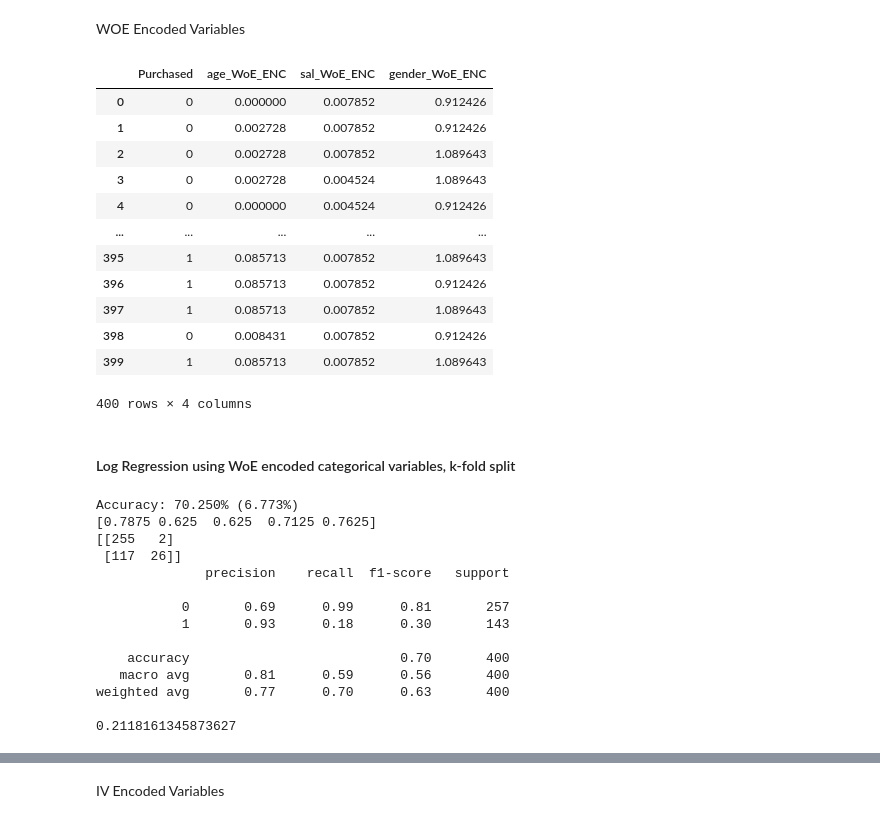
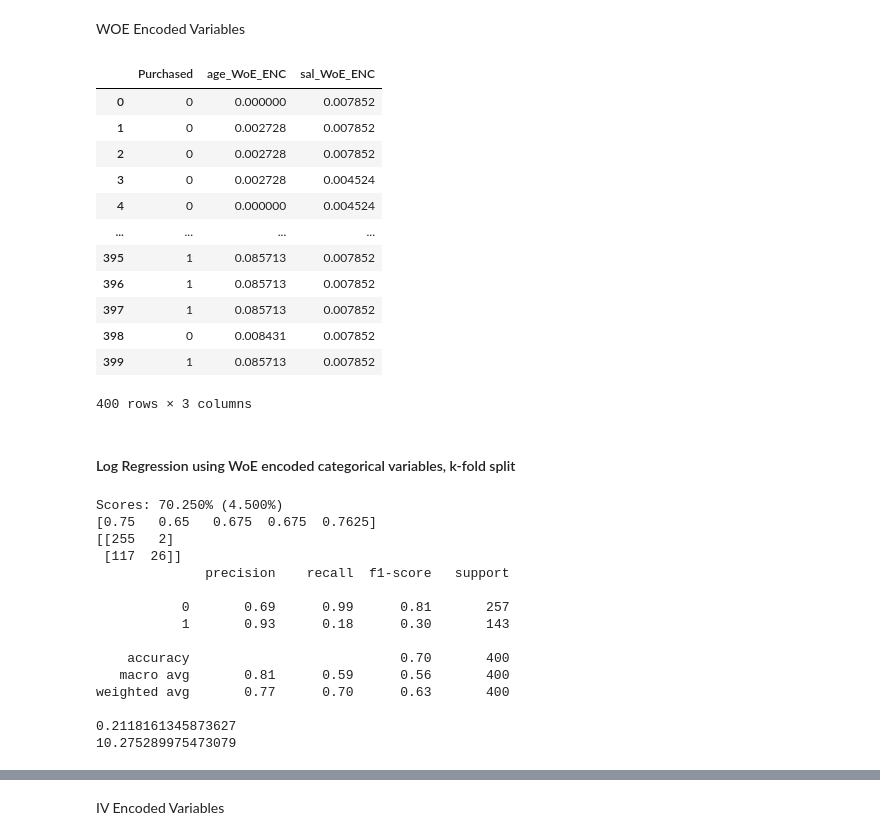
Before and after one commit to cspence001/market-segmentation_purchase-prediction, a Jupyter notebook: notebooks/log-regression_k-folds.ipynb, the cells around one changed output, grey strips where cells are left out. Saved outputs shown, nothing was run; the diff lists cells and outputs as text; code cells hidden in the pictures.

```diff
--- a/notebooks/log-regression_k-folds.ipynb
+++ b/notebooks/log-regression_k-folds.ipynb
@@ -311,25 +314,25 @@ WOE Encoded Variables
 # %%
 woe_ad_clicks = ad_clicks
 woe_ad_clicks.loc[:,'age_WoE_ENC'] = woe_ad_clicks['Age_Group'].map(age_woe['WOE'])
 woe_ad_clicks.loc[:,'sal_WoE_ENC'] = woe_ad_clicks['Salary_Group'].map(sal_woe['WOE'])
-woe_ad_clicks.loc[:,'gender_WoE_ENC'] = woe_ad_clicks['Gender'].map(gender_woe['WOE'])
+#woe_ad_clicks.loc[:,'gender_WoE_ENC'] = woe_ad_clicks['Gender'].map(gender_woe['WOE'])
 
 woe_ad_clicks = woe_ad_clicks.drop(columns=['Gender', 'Age_Group', 'Salary_Group'])
 woe_ad_clicks
 # %% [output]
-|  | Purchased | age_WoE_ENC | sal_WoE_ENC | gender_WoE_ENC |
-| 0 | 0 | 0.000000 | 0.007852 | 0.912426 |
-| 1 | 0 | 0.002728 | 0.007852 | 0.912426 |
-| 2 | 0 | 0.002728 | 0.007852 | 1.089643 |
-| 3 | 0 | 0.002728 | 0.004524 | 1.089643 |
-| 4 | 0 | 0.000000 | 0.004524 | 0.912426 |
-| ... | ... | ... | ... | ... |
-| 395 | 1 | 0.085713 | 0.007852 | 1.089643 |
-| 396 | 1 | 0.085713 | 0.007852 | 0.912426 |
-| 397 | 1 | 0.085713 | 0.007852 | 1.089643 |
-| 398 | 0 | 0.008431 | 0.007852 | 0.912426 |
-| 399 | 1 | 0.085713 | 0.007852 | 1.089643 |
+|  | Purchased | age_WoE_ENC | sal_WoE_ENC |
+| 0 | 0 | 0.000000 | 0.007852 |
+| 1 | 0 | 0.002728 | 0.007852 |
+| 2 | 0 | 0.002728 | 0.007852 |
+| 3 | 0 | 0.002728 | 0.004524 |
+| 4 | 0 | 0.000000 | 0.004524 |
+| ... | ... | ... | ... |
+| 395 | 1 | 0.085713 | 0.007852 |
+| 396 | 1 | 0.085713 | 0.007852 |
+| 397 | 1 | 0.085713 | 0.007852 |
+| 398 | 0 | 0.008431 | 0.007852 |
+| 399 | 1 | 0.085713 | 0.007852 |
-400 rows × 4 columns
+400 rows × 3 columns
 # %% [markdown]
 <h4>Log Regression using WoE encoded categorical variables, k-fold split
 # %%
@@ -338,20 +343,22 @@ y = woe_ad_clicks.iloc[:,0]
 # %%
-kfold = KFold(n_splits=5, random_state=0, shuffle=True)
+kfold = StratifiedKFold(n_splits=5, random_state=0, shuffle=True)
 model = LogisticRegression(solver='liblinear')
 results = cross_val_score(model, X, y, cv=kfold)
 y_pred = cross_val_predict(model, X, y, cv=kfold)
 # Output the accuracy. Calculate the mean and std across all folds.
-print("Accuracy: %.3f%% (%.3f%%)" % (results.mean()*100.0, results.std()*100.0))
+print("Scores: %.3f%% (%.3f%%)" % (results.mean()*100.0, results.std()*100.0))
 print(results)
 conf_matrix = confusion_matrix(y, y_pred)
 report = classification_report(y, y_pred)
 ks = cohen_kappa_score(y, y_pred)
+log_loss_score = log_loss(y, y_pred)
 print(conf_matrix)
 print(report)
 print(ks)
+print(log_loss_score)
 # %% [output]
-Accuracy: 70.250% (6.773%)
-[0.7875 0.625  0.625  0.7125 0.7625]
+Scores: 70.250% (4.500%)
+[0.75   0.65   0.675  0.675  0.7625]
 [[255   2]
  [117  26]]
               precision    recall  f1-score   support
@@ -364,3 +371,4 @@ Accuracy: 70.250% (6.773%)
 weighted avg       0.77      0.70      0.63       400
 
 0.2118161345873627
+10.275289975473079
```
Also changed, not shown: parts of 10 cells of this notebook.
